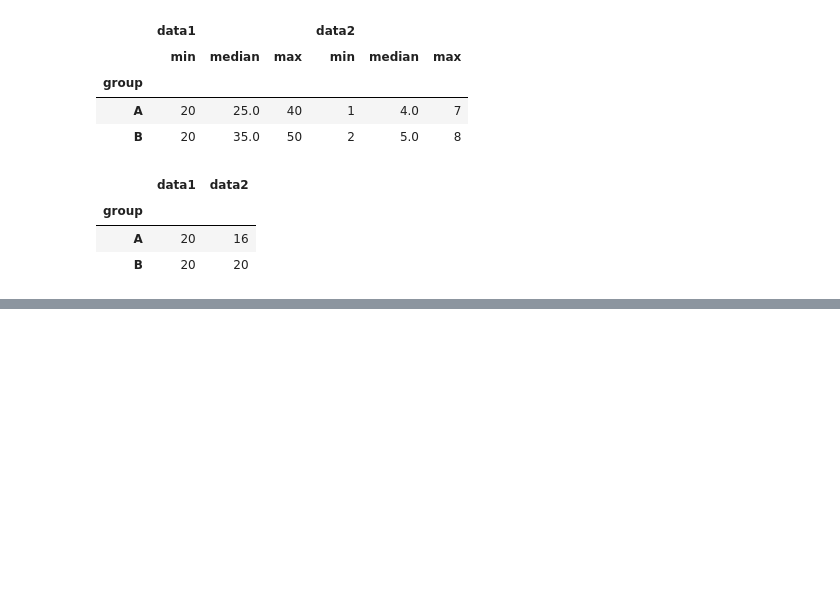
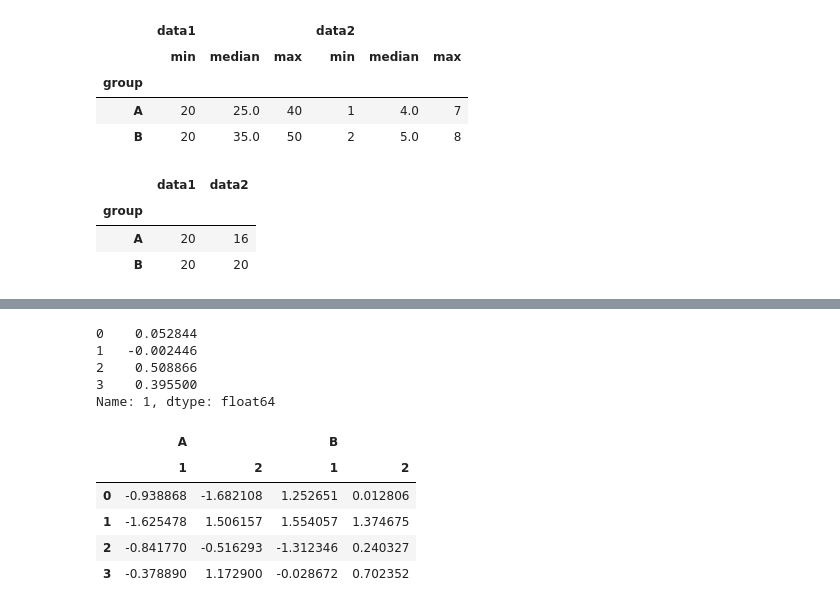
Before and after one commit to namsuhyeong/pandas, a Jupyter notebook: pandas_판다스심화_03.ipynb, the cells around one changed output, grey strips where cells are left out. Saved outputs shown, nothing was run; the diff lists cells and outputs as text; code cells hidden in the pictures; blank space fills up the shorter version.

```diff
--- a/pandas_판다스심화_03.ipynb
+++ b/pandas_판다스심화_03.ipynb
@@ -287,0 +344,11 @@ df.groupby('group').aggregate({'data1': 'min', 'data2': 'sum'})
+# %%
+# Multi index
+# index 를 계층으로 구성함
+
+df = pd.DataFrame(
+np.random.randn(4, 2),
+index=[['A', 'A', 'B', 'B'], [1, 2, 1, 2]],
+columns=['data1', 'data2']
+)
+
+df
@@ -287,0 +382,22 @@ df.groupby('group').aggregate({'data1': 'min', 'data2': 'sum'})
+# %%
+df_col['A']['1']
+# %% [output]
+0    0.052844
+1   -0.002446
+2    0.508866
+3    0.395500
+Name: 1, dtype: float64
+# %%
+# pivot_table
+# index(행 index로 들어갈 key)
+# columns: 열 index로 라벨링 되는 값
+# value : 분석할 데이터 값
+
+df
+# %% [output]
+|  | A |  | B |  |
+|  | 1 | 2 | 1 | 2 |
+| 0 | -0.938868 | -1.682108 | 1.252651 | 0.012806 |
+| 1 | -1.625478 | 1.506157 | 1.554057 | 1.374675 |
+| 2 | -0.841770 | -0.516293 | -1.312346 | 0.240327 |
+| 3 | -0.378890 | 1.172900 | -0.028672 | 0.702352 |
```
Also changed, not shown: parts of 20 cells of this notebook.
